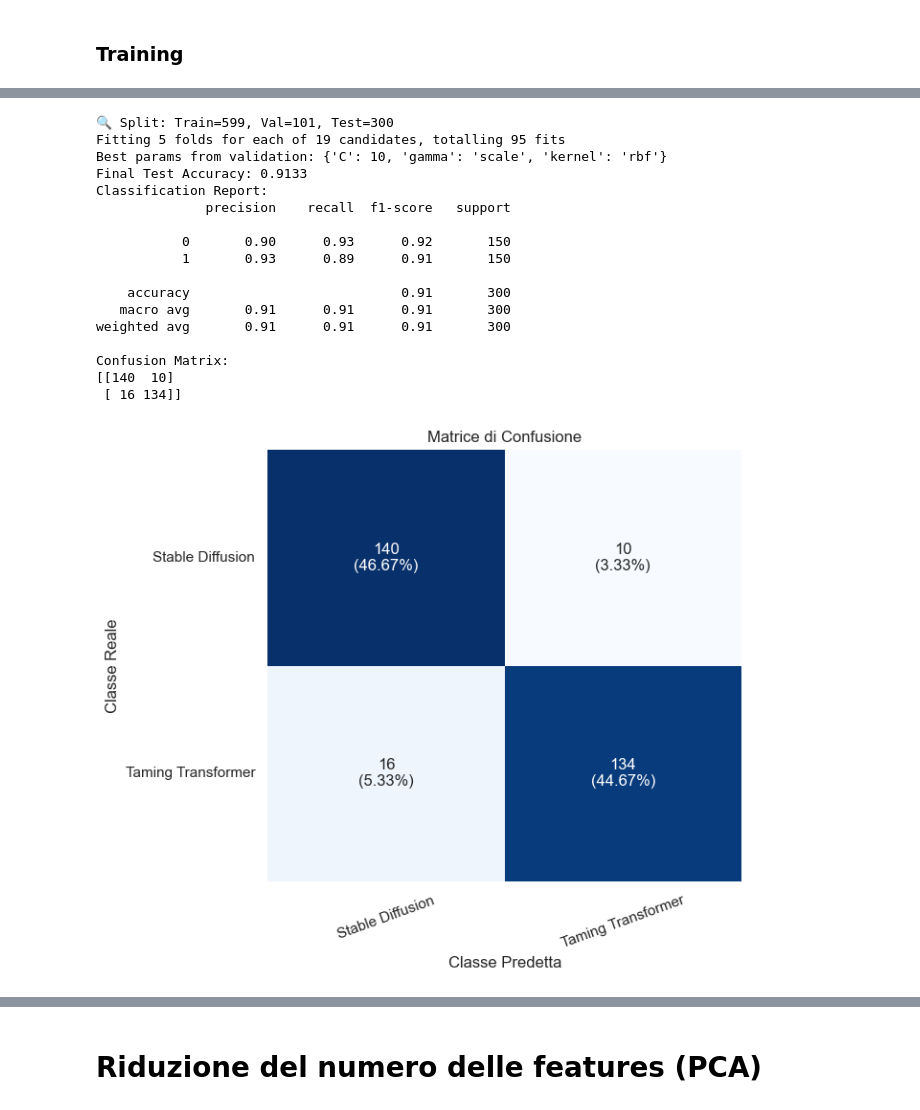
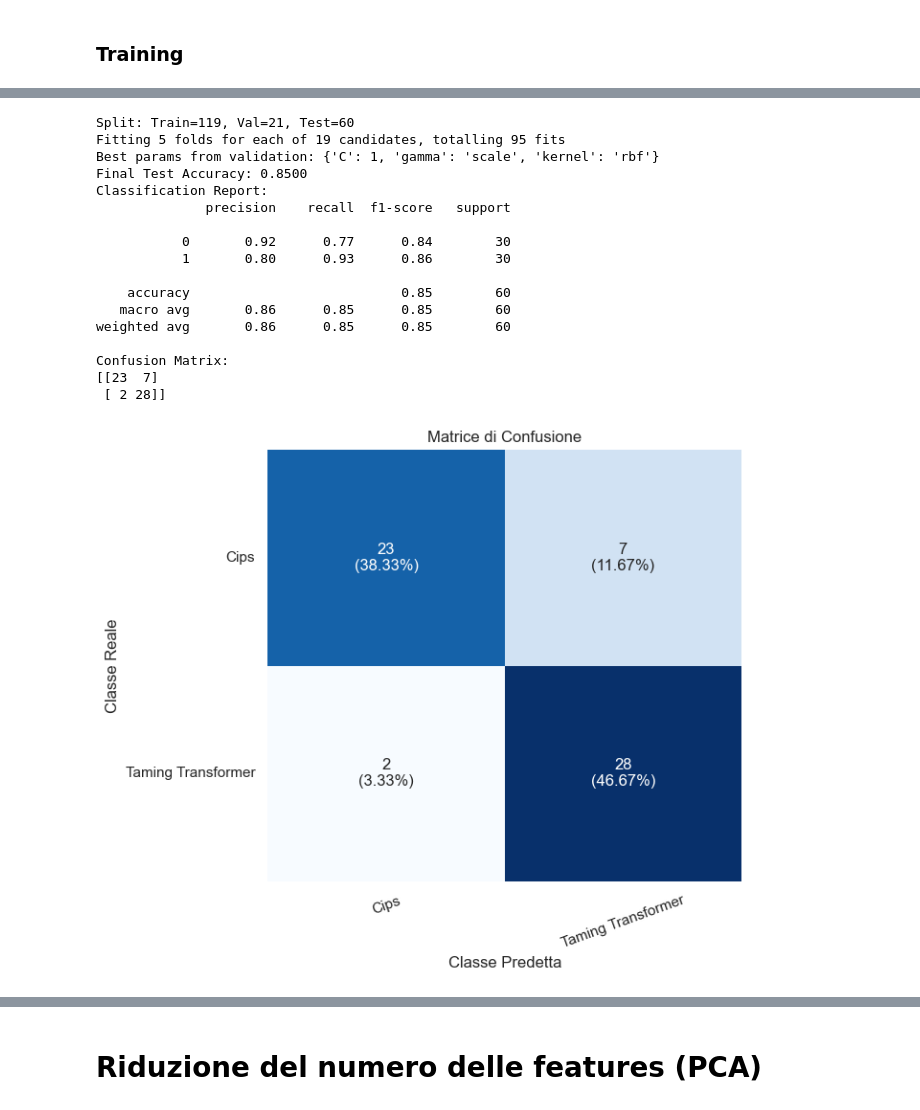
Before and after one commit to mariantonietta-maselli/Progetto_FVAB, a Jupyter notebook: SVM.ipynb, the cells around one changed output, grey strips where cells are left out. Cells and saved outputs as stored; diff of their text form; code cells hidden in the pictures.

```diff
--- a/SVM.ipynb
+++ b/SVM.ipynb
@@ -20,7 +20,7 @@ from sklearn.preprocessing import LabelEncoder
 import plotly.express as px
 # %%
 # Scelta modelli
-model_a = {'stable_diffusion'}
+model_a = {'cips'}
 model_b = {'taming_transformer'}
 # %%
 class ImageFolder(Dataset):
@@ -179,9 +224,9 @@ transform = ViT_B_16_Weights.IMAGENET1K_V1.transforms()
 # Caricamento del dataset con label numeriche e trasformazioni
 dataset = ImageFolder(
     root_dir='./archive',
-    model_a="stable_diffusion",
+    model_a="cips",
     model_b="taming_transformer",
-    nrows=500,
+    nrows=100,
     transform=transform
 )
 
@@ -192,11 +237,11 @@ loader = DataLoader(dataset, batch_size=32, shuffle=False)
 data = pd.DataFrame(dataset.samples, columns=['path', 'label'])
 
 # Mapping esplicito per rendere leggibili le etichette numeriche
-label_map = {0: 'stable_diffusion', 1: 'taming_transformer'}
+label_map = {0: 'cips', 1: 'taming_transformer'}
 data['label_name'] = data['label'].map(label_map)
 
 # Conteggio delle classi
-counts = data['label_name'].value_counts().loc[['stable_diffusion', 'taming_transformer']]
+counts = data['label_name'].value_counts().loc[['cips', 'taming_transformer']]
 
 # Disegna il plot
 fig, ax = plt.subplots(figsize=(6, 5))
@@ -269,5 +314,14 @@ df.head()
 # %% [markdown]
 ### Training
 # %%
-train_SVM(df)
+df.__name__ = "df"
+
+# Crea la stringa nome modelli
+model_name = f"{list(model_a)[0]}_vs_{list(model_b)[0]}"
+
+# Crea output_dir
+output_dir = get_unique_output_dir(model_name=model_name, dataset_name=df.__name__)
+
+# Lancia il training passando output_dir
+train_SVM(df, output_dir=output_dir)
 # %% [output]
@@ -292,22 +346,31 @@ Confusion Matrix:
 # %%
-train_SVM(df, test_size=0.3)
+df.__name__ = "df"
+
+# Crea la stringa tipo "cips_vs_taming_transformer"
+model_name = f"{list(model_a)[0]}_vs_{list(model_b)[0]}"
+
+# Crea output_dir con test_size incluso nel nome
+output_dir = get_unique_output_dir(model_name=model_name, dataset_name=df.__name__,test_size=0.3)
+
+# Lancia il training passando output_dir e test_size
+train_SVM(df, output_dir=output_dir, test_size=0.3)
 # %% [output]
-🔍 Split: Train=599, Val=101, Test=300
+Split: Train=119, Val=21, Test=60
 Fitting 5 folds for each of 19 candidates, totalling 95 fits
-Best params from validation: {'C': 10, 'gamma': 'scale', 'kernel': 'rbf'}
-Final Test Accuracy: 0.9133
+Best params from validation: {'C': 1, 'gamma': 'scale', 'kernel': 'rbf'}
+Final Test Accuracy: 0.8500
 Classification Report:
               precision    recall  f1-score   support
 
-           0       0.90      0.93      0.92       150
-           1       0.93      0.89      0.91       150
+           0       0.92      0.77      0.84        30
+           1       0.80      0.93      0.86        30
 
-    accuracy                           0.91       300
-   macro avg       0.91      0.91      0.91       300
-weighted avg       0.91      0.91      0.91       300
+    accuracy                           0.85        60
+   macro avg       0.86      0.85      0.85        60
+weighted avg       0.86      0.85      0.85        60
 
 Confusion Matrix:
-[[140  10]
- [ 16 134]]
+[[23  7]
+ [ 2 28]]
-[figure, old version]
+[figure, new version]
 # %%
```
Also changed, not shown: parts of 12 cells of this notebook, 13 other files.
